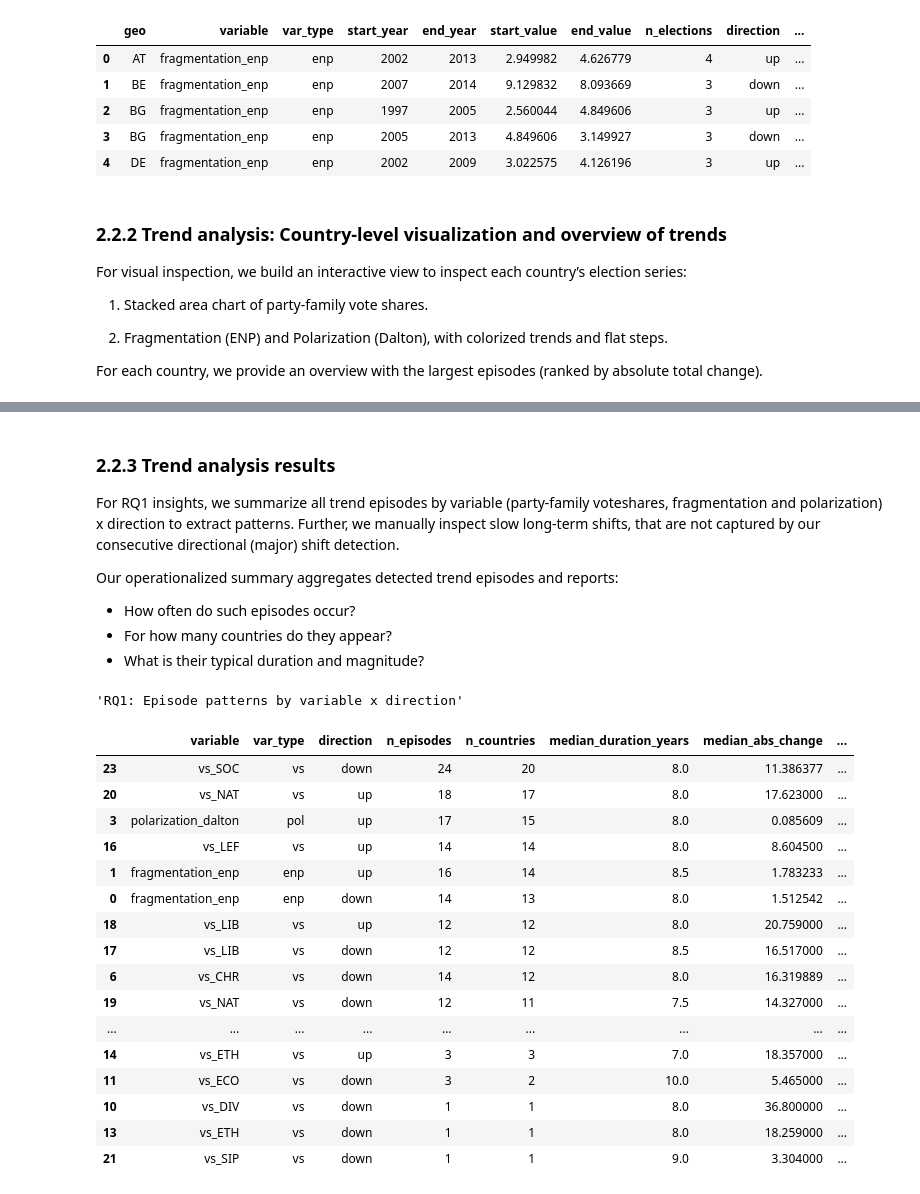
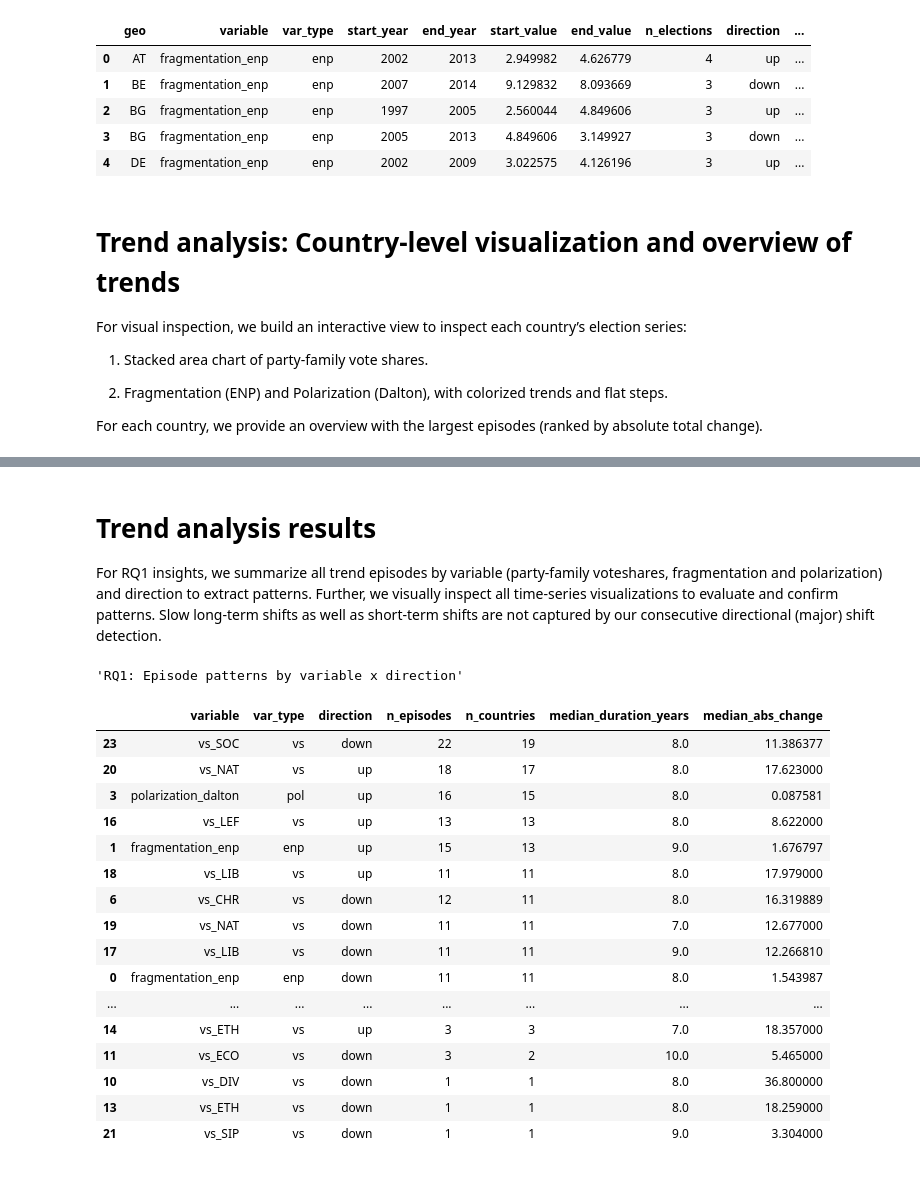
Before and after one commit to StefanSick/exdex_project, a Jupyter notebook: src/Group_20_notebook.ipynb, the cells around one changed output, grey strips where cells are left out. Cells and saved outputs as stored; diff of their text form; code cells hidden in the pictures.

```diff
--- a/src/Group_20_notebook.ipynb
+++ b/src/Group_20_notebook.ipynb
@@ -1185,9 +1199,7 @@ def election_df(df):
 elections = election_df(df)
 
 # deduplicate
-elections = elections.reset_index().sort_values('election_date').drop_duplicates(
-    subset=['geo', 'election_year'], keep='first'
-).set_index(['geo', 'election_year']).sort_index()
+elections = elections.reset_index().sort_values('election_date').drop_duplicates(subset=['geo', 'election_year'], keep='first').set_index(['geo', 'election_year']).sort_index()
 
 elections.head()
 # %% [output]
@@ -1387,7 +1398,7 @@ def detect_all_trends(elections: pd.DataFrame, epsilon_vs: float, epsilon_enp: f
 
     return (pd.DataFrame(rows).sort_values(["variable", "geo", "start_year"]).reset_index(drop=True))
 
-episodes = detect_all_trends(elections, epsilon_vs=epsilon_vs, epsilon_enp=epsilon_enp, epsilon_pol=epsilon_pol, start_year=1993, min_transitions=2)
+episodes = detect_all_trends(elections, epsilon_vs=epsilon_vs, epsilon_enp=epsilon_enp, epsilon_pol=epsilon_pol, start_year=1995, min_transitions=2)
 episodes.head()
 # %% [output]
 |  | geo | variable | var_type | start_year | end_year | start_value | end_value | n_elections | direction | ... |
@@ -1397,7 +1408,7 @@ episodes.head()
 | 3 | BG | fragmentation_enp | enp | 2005 | 2013 | 4.849606 | 3.149927 | 3 | down | ... |
 | 4 | DE | fragmentation_enp | enp | 2002 | 2009 | 3.022575 | 4.126196 | 3 | up | ... |
 # %% [markdown]
-### 2.2.2 Trend analysis: Country-level visualization and overview of trends
+# Trend analysis: Country-level visualization and overview of trends
 
 For visual inspection, we build an interactive view to inspect each country’s election series:
 
@@ -1555,49 +1566,42 @@ _run()
 HBox(children=(VBox(children=(ToggleButtons(description='Mode', options=('Selected', 'All'), value='Selected')…
 [interactive output not drawn]
 # %% [markdown]
-### 2.2.3 Trend analysis results
+# Trend analysis results
 
-For RQ1 insights, we summarize all trend episodes by variable (party-family voteshares, fragmentation and polarization) x direction to extract patterns. Further, we manually inspect slow long-term shifts, that are not captured by our consecutive directional (major) shift detection.
-
-Our operationalized summary aggregates detected trend episodes and reports:
-- How often do such episodes occur?
-- For how many countries do they appear?
-- What is their typical duration and magnitude?
+For RQ1 insights, we summarize all trend episodes by variable (party-family voteshares, fragmentation and polarization) and direction to extract patterns. Further, we visually inspect all time-series visualizations to evaluate and confirm patterns. Slow long-term shifts as well as short-term shifts are not captured by our consecutive directional (major) shift detection.
 # %%
 eps = episodes.copy()
 
-# additional metrics
 eps["duration_years"] = eps["end_year"] - eps["start_year"]
 eps["abs_total_change"] = eps["total_change"].abs()
 
 # summary
 rq1_var_dir_summary = (
     eps.groupby(["variable", "var_type", "direction"], as_index=False)
        .agg(
            n_episodes=("geo", "count"),
            n_countries=("geo", "nunique"),
            median_duration_years=("duration_years", "median"),
            median_abs_change=("abs_total_change", "median"),
-           max_abs_change=("abs_total_change", "max"),
        ).sort_values(["n_countries", "median_abs_change"], ascending=False))
 
 display("RQ1: Episode patterns by variable x direction", rq1_var_dir_summary)
 # %% [output]
 'RQ1: Episode patterns by variable x direction'
-|  | variable | var_type | direction | n_episodes | n_countries | median_duration_years | median_abs_change | ... |
-| 23 | vs_SOC | vs | down | 24 | 20 | 8.0 | 11.386377 | ... |
-| 20 | vs_NAT | vs | up | 18 | 17 | 8.0 | 17.623000 | ... |
-| 3 | polarization_dalton | pol | up | 17 | 15 | 8.0 | 0.085609 | ... |
-| 16 | vs_LEF | vs | up | 14 | 14 | 8.0 | 8.604500 | ... |
-| 1 | fragmentation_enp | enp | up | 16 | 14 | 8.5 | 1.783233 | ... |
-| 0 | fragmentation_enp | enp | down | 14 | 13 | 8.0 | 1.512542 | ... |
-| 18 | vs_LIB | vs | up | 12 | 12 | 8.0 | 20.759000 | ... |
-| 17 | vs_LIB | vs | down | 12 | 12 | 8.5 | 16.517000 | ... |
-| 6 | vs_CHR | vs | down | 14 | 12 | 8.0 | 16.319889 | ... |
-| 19 | vs_NAT | vs | down | 12 | 11 | 7.5 | 14.327000 | ... |
-| ... | ... | ... | ... | ... | ... | ... | ... | ... |
-| 14 | vs_ETH | vs | up | 3 | 3 | 7.0 | 18.357000 | ... |
-| 11 | vs_ECO | vs | down | 3 | 2 | 10.0 | 5.465000 | ... |
-| 10 | vs_DIV | vs | down | 1 | 1 | 8.0 | 36.800000 | ... |
-| 13 | vs_ETH | vs | down | 1 | 1 | 8.0 | 18.259000 | ... |
-| 21 | vs_SIP | vs | down | 1 | 1 | 9.0 | 3.304000 | ... |
+|  | variable | var_type | direction | n_episodes | n_countries | median_duration_years | median_abs_change |
+| 23 | vs_SOC | vs | down | 22 | 19 | 8.0 | 11.386377 |
+| 20 | vs_NAT | vs | up | 18 | 17 | 8.0 | 17.623000 |
+| 3 | polarization_dalton | pol | up | 16 | 15 | 8.0 | 0.087581 |
+| 16 | vs_LEF | vs | up | 13 | 13 | 8.0 | 8.622000 |
+| 1 | fragmentation_enp | enp | up | 15 | 13 | 9.0 | 1.676797 |
+| 18 | vs_LIB | vs | up | 11 | 11 | 8.0 | 17.979000 |
+| 6 | vs_CHR | vs | down | 12 | 11 | 8.0 | 16.319889 |
+| 19 | vs_NAT | vs | down | 11 | 11 | 7.0 | 12.677000 |
+| 17 | vs_LIB | vs | down | 11 | 11 | 9.0 | 12.266810 |
+| 0 | fragmentation_enp | enp | down | 11 | 11 | 8.0 | 1.543987 |
+| ... | ... | ... | ... | ... | ... | ... | ... |
+| 14 | vs_ETH | vs | up | 3 | 3 | 7.0 | 18.357000 |
+| 11 | vs_ECO | vs | down | 3 | 2 | 10.0 | 5.465000 |
+| 10 | vs_DIV | vs | down | 1 | 1 | 8.0 | 36.800000 |
+| 13 | vs_ETH | vs | down | 1 | 1 | 8.0 | 18.259000 |
+| 21 | vs_SIP | vs | down | 1 | 1 | 9.0 | 3.304000 |
```
Also changed, not shown: parts of 90 cells of this notebook, 1 other file.
